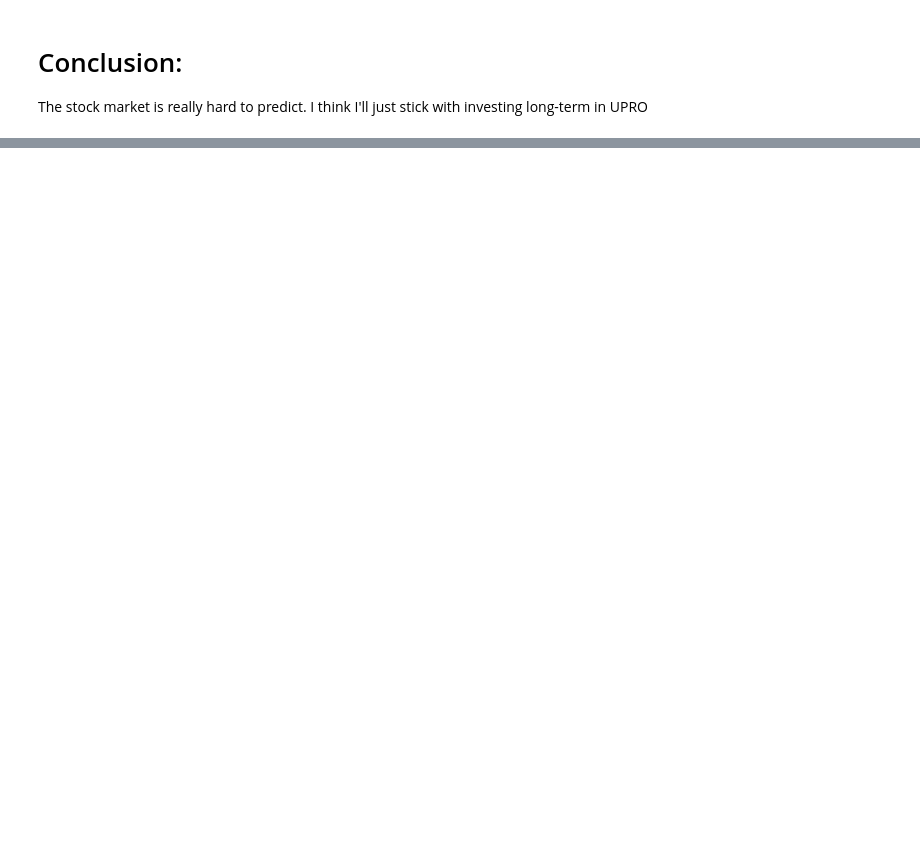
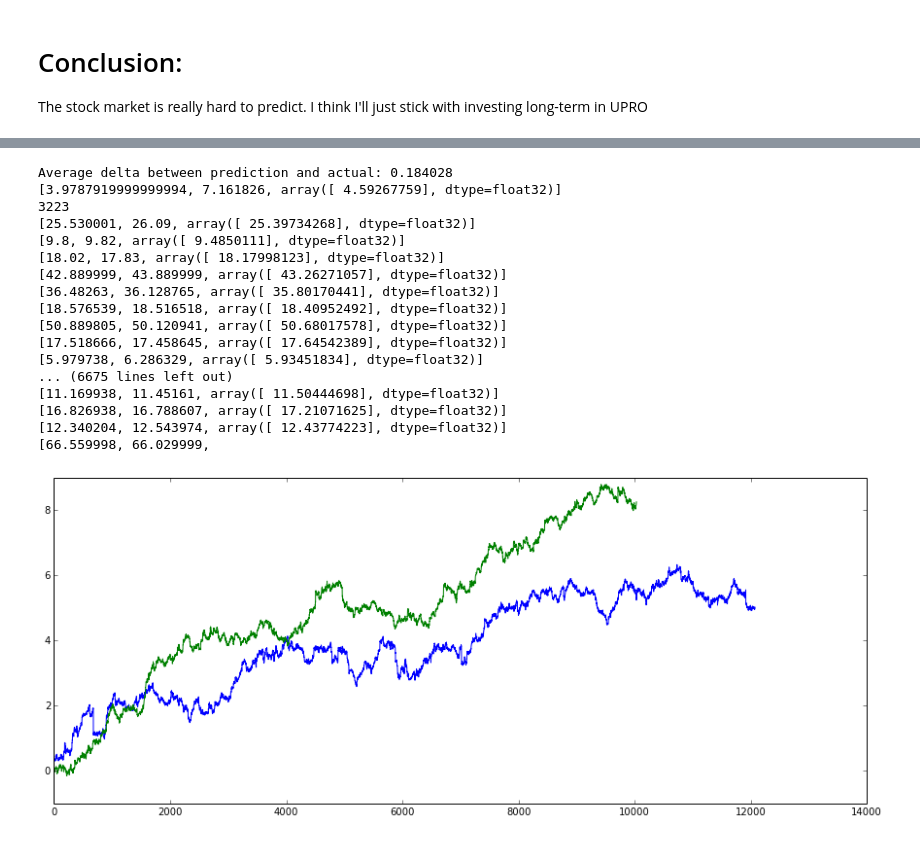
Before and after one commit to rikkitikkitumbo/stock_machine_learning, a Jupyter notebook: Recurrent Neural Net RNN.ipynb, the cells around one changed output, grey strips where cells are left out. Saved outputs shown, nothing was run; the diff lists cells and outputs as text; code cells hidden in the pictures; blank space fills up the shorter version.

Commit message:
more dev, properly normalizing data now when running training

```diff
--- a/Recurrent Neural Net RNN.ipynb
+++ b/Recurrent Neural Net RNN.ipynb
@@ -6,0 +4,20 @@ The stock market is really hard to predict.  I think I'll just stick with invest
+# %%
+class greg:
+    def getCups(self):
+        return 'cccups'
+
+    def __init__(self,x,y):
+        print(x + ' ' + y)
+        arr = [1,2,3,4,5,6]
+        self.cups = self.getCups()
+        self.last = arr[-1]
+
+lilGreg = greg('yup','hey')
+print(lilGreg.cups)
+print(lilGreg.last)
+
+man = 'f'
+for i in range(3,0-1,-1):
+    man='g'
+    print('j')
+print(man)
@@ -229,0 +279,60 @@ Average delta between prediction and actual: 3.66372
+# %%
+# print(dataArray[1000])
+print('Average delta between prediction and actual: ' + str(np.mean(deltaArray[250:])))
+
+
+longPlots = []
+shortPlots = []
+longTotal = 0
+shortTotal = 0
+for i in range(3223,len(dataArray)):
+    print(dataArray[i])
+    long = (dataArray[i][2] - dataArray[i][0])
+#     if(long>100):
+#         print(i)
+#     print(long)
+    if(long>0):
+#         print(dataArray[i][1]-dataArray[i][0])
+        longTotal+=(dataArray[i][1]-dataArray[i][0])/dataArray[i][1]
+        greg=(dataArray[i][1]-dataArray[i][0])/dataArray[i][1]
+        if(greg>.4):
+            print(i)
+        longPlots.append(longTotal)
+    if(long<0):
+        shortTotal+=(dataArray[i][0]-dataArray[i][1])/dataArray[i][1]
+        shortPlots.append(shortTotal)
+#     print(longTotal)
+
+
+
+plt.rcParams['figure.figsize'] = (15, 6)
+plt.plot(longPlots[0:])
+plt.plot(shortPlots[:])
+# plt.ylabel('Delta')
+# plt.show()
+print(len(longPlots))
+print(len(shortPlots))
+# plt.plot(len(dataArray[0]))
+
+# plt.ylabel('Predicted and actual numbers (green and blue)')
+# plt.plot(targetArray[len(targetArray)-100:len(day11Array)])
+# plt.plot(predictArray[len(predictArray)-100:len(predictArray)])
+# %% [output]
+Average delta between prediction and actual: 0.184028
+[3.9787919999999994, 7.161826, array([ 4.59267759], dtype=float32)]
+3223
+[25.530001, 26.09, array([ 25.39734268], dtype=float32)]
+[9.8, 9.82, array([ 9.4850111], dtype=float32)]
+[18.02, 17.83, array([ 18.17998123], dtype=float32)]
+[42.889999, 43.889999, array([ 43.26271057], dtype=float32)]
+[36.48263, 36.128765, array([ 35.80170441], dtype=float32)]
+[18.576539, 18.516518, array([ 18.40952492], dtype=float32)]
+[50.889805, 50.120941, array([ 50.68017578], dtype=float32)]
+[17.518666, 17.458645, array([ 17.64542389], dtype=float32)]
+[5.979738, 6.286329, array([ 5.93451834], dtype=float32)]
+... (6675 lines left out)
+[11.169938, 11.45161, array([ 11.50444698], dtype=float32)]
+[16.826938, 16.788607, array([ 17.21071625], dtype=float32)]
+[12.340204, 12.543974, array([ 12.43774223], dtype=float32)]
+[66.559998, 66.029999,
+[figure, added]
```
Also changed, not shown: parts of 5 cells of this notebook.
